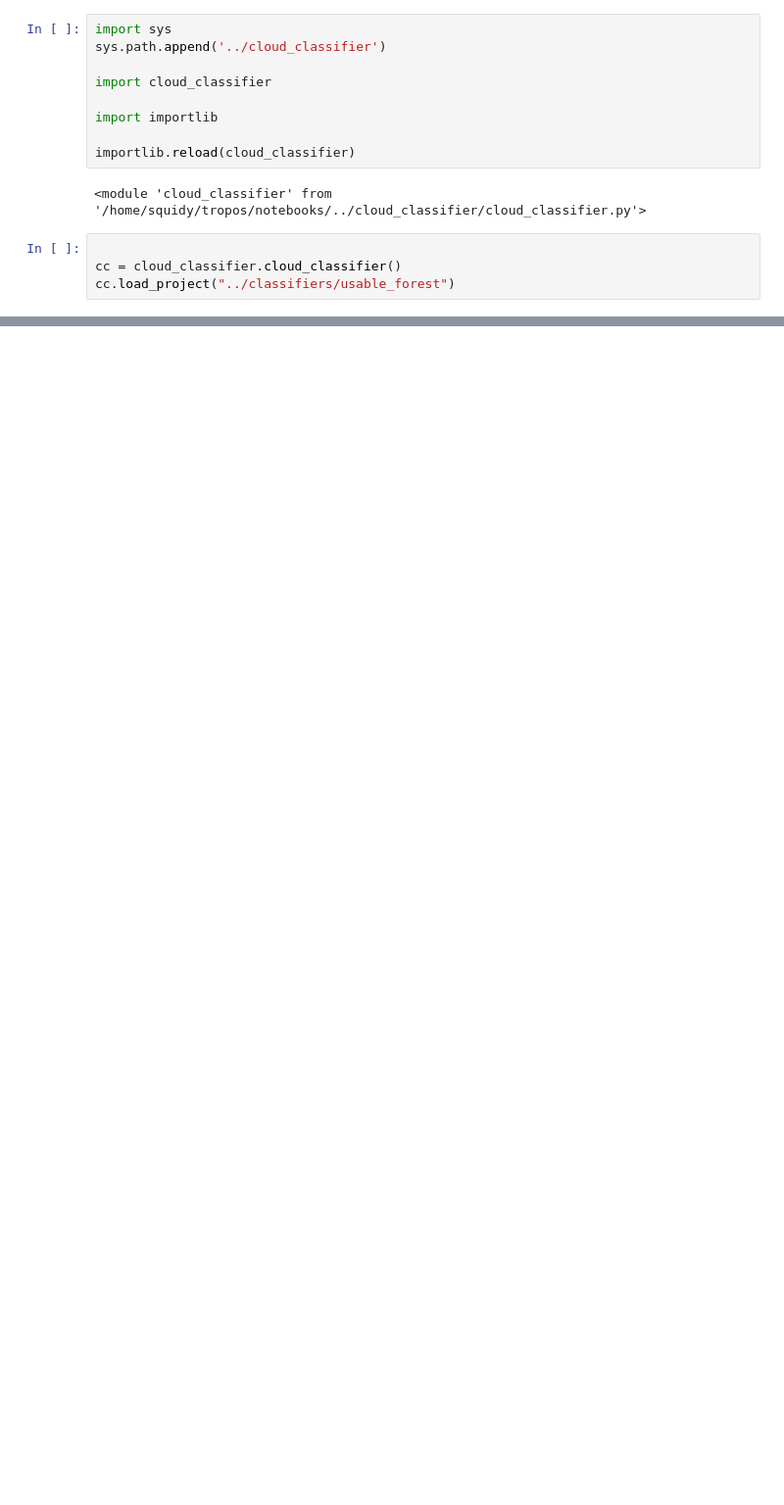
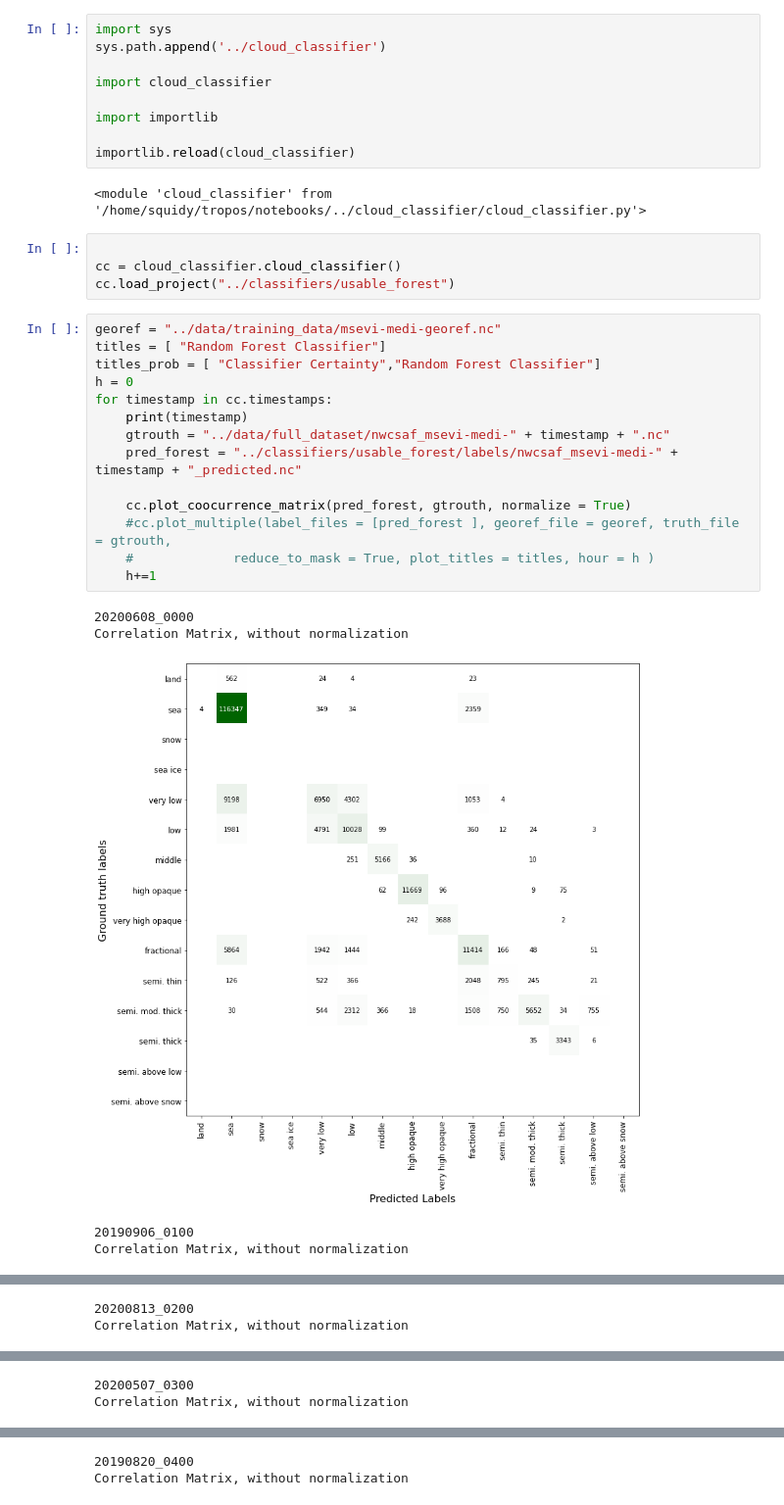
Before and after one commit to fsenf/CTyPyTool, a Jupyter notebook: notebooks/Plotting.ipynb, the cells around one changed output, grey strips where cells are left out. Shown at 98% size. Saved outputs shown, nothing was run; the diff lists cells and outputs as text; blank space fills up the shorter version.

Commit message:
added coorelation matrix plotting

```diff
--- a/notebooks/Plotting.ipynb
+++ b/notebooks/Plotting.ipynb
@@ -13,3 +13,23 @@ importlib.reload(cloud_classifier)
 
 cc = cloud_classifier.cloud_classifier()
 cc.load_project("../classifiers/usable_forest")
+# %%
+georef = "../data/training_data/msevi-medi-georef.nc"
+titles = [ "Random Forest Classifier"]
+titles_prob = [ "Classifier Certainty","Random Forest Classifier"]
+h = 0
+for timestamp in cc.timestamps:
+    print(timestamp)
+    gtrouth = "../data/full_dataset/nwcsaf_msevi-medi-" + timestamp + ".nc"
+    pred_forest = "../classifiers/usable_forest/labels/nwcsaf_msevi-medi-" + timestamp + "_predicted.nc"
+
+    cc.plot_coocurrence_matrix(pred_forest, gtrouth, normalize = True)
+    #cc.plot_multiple(label_files = [pred_forest ], georef_file = georef, truth_file = gtrouth,
+    #             reduce_to_mask = True, plot_titles = titles, hour = h )
+    h+=1
+# %% [output]
+20200608_0000
+Correlation Matrix, without normalization
+[figure, added]
+20190906_0100
+Correlation Matrix, without normalization
@@ -15,0 +37,2 @@ cc.load_project("../classifiers/usable_forest")
+20200813_0200
+Correlation Matrix, without normalization
@@ -15,0 +40,2 @@ cc.load_project("../classifiers/usable_forest")
+20200507_0300
+Correlation Matrix, without normalization
@@ -15,0 +43,2 @@ cc.load_project("../classifiers/usable_forest")
+20190820_0400
+Correlation Matrix, without normalization
```
Also changed, not shown: parts of 9 cells of this notebook, 4 other files.
